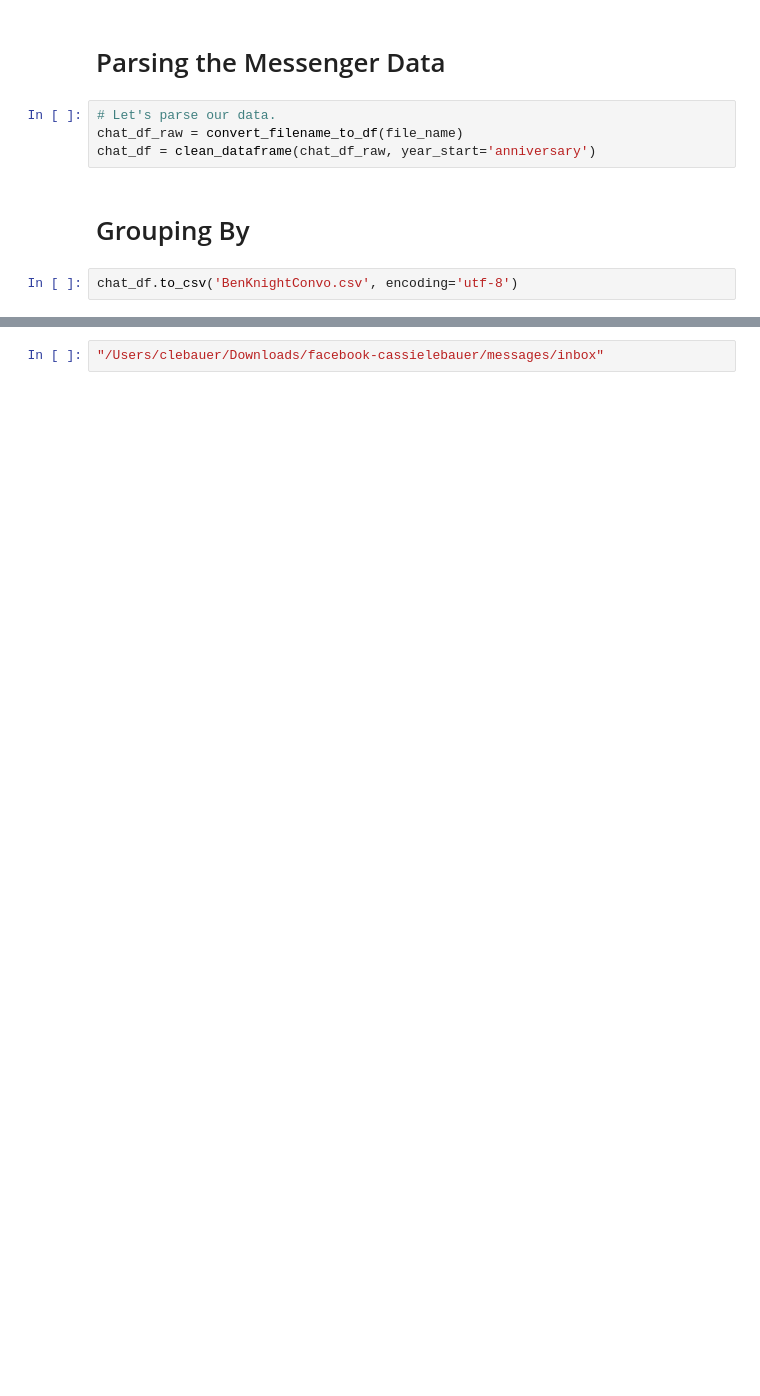
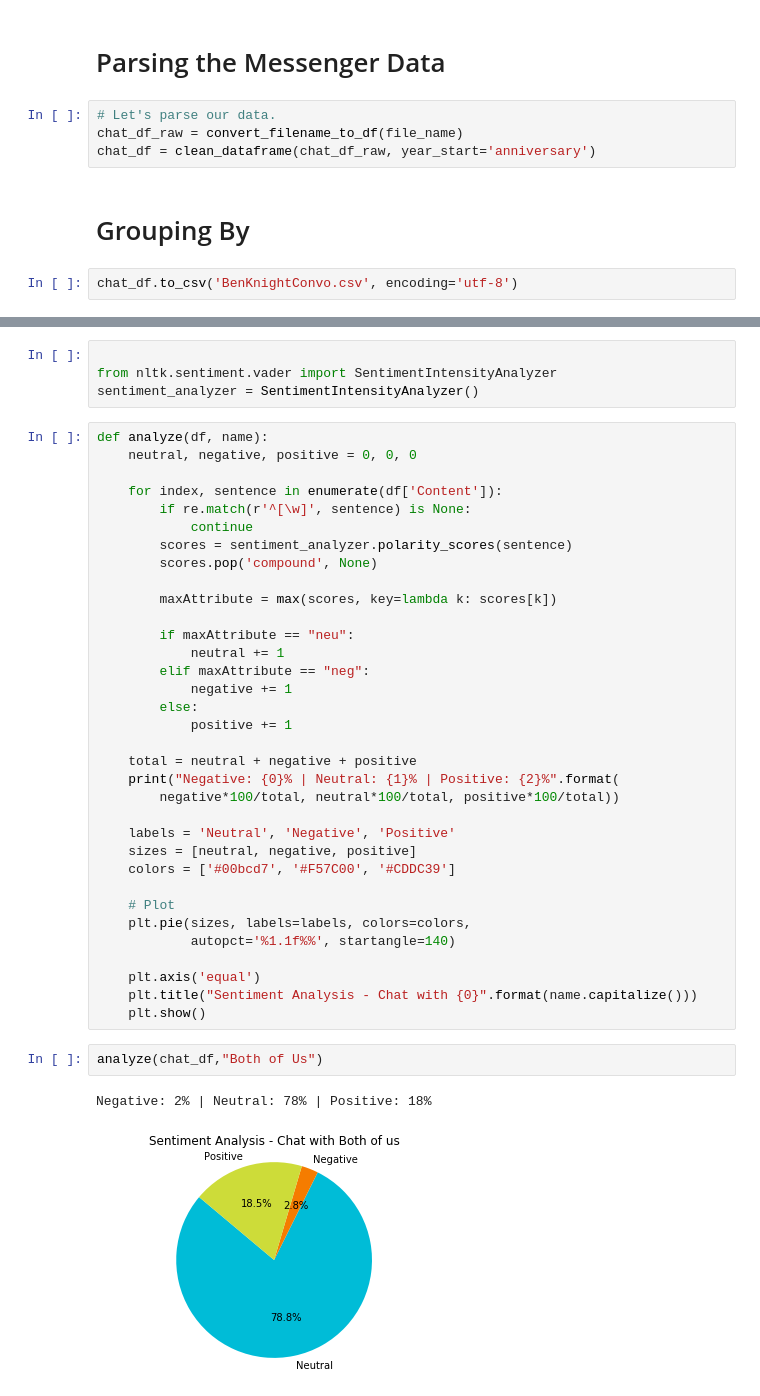
Before and after one commit to clebauer/Converstatistics, a Jupyter notebook: Converstatistics.ipynb, the cells around one changed output, grey strips where cells are left out. Cells and saved outputs as stored; diff of their text form; blank space fills up the shorter version.

```diff
--- a/Converstatistics.ipynb
+++ b/Converstatistics.ipynb
@@ -193,2 +199,43 @@ chat_df.groupby(['date_year']).agg(s).sort_index(axis=1)
-# %%
-"/Users/clebauer/Downloads/facebook-cassielebauer/messages/inbox"
+# %%
+
+from nltk.sentiment.vader import SentimentIntensityAnalyzer
+sentiment_analyzer = SentimentIntensityAnalyzer()
+# %%
+def analyze(df, name):
+    neutral, negative, positive = 0, 0, 0
+
+    for index, sentence in enumerate(df['Content']):
+        if re.match(r'^[\w]', sentence) is None:
+            continue
+        scores = sentiment_analyzer.polarity_scores(sentence)
+        scores.pop('compound', None)
+
+        maxAttribute = max(scores, key=lambda k: scores[k])
+
+        if maxAttribute == "neu":
+            neutral += 1
+        elif maxAttribute == "neg":
+            negative += 1
+        else:
+            positive += 1
+
+    total = neutral + negative + positive
+    print("Negative: {0}% | Neutral: {1}% | Positive: {2}%".format(
+        negative*100/total, neutral*100/total, positive*100/total))
+
+    labels = 'Neutral', 'Negative', 'Positive'
+    sizes = [neutral, negative, positive]
+    colors = ['#00bcd7', '#F57C00', '#CDDC39']
+
+    # Plot
+    plt.pie(sizes, labels=labels, colors=colors,
+            autopct='%1.1f%%', startangle=140)
+
+    plt.axis('equal')
+    plt.title("Sentiment Analysis - Chat with {0}".format(name.capitalize()))
+    plt.show()
+# %%
+analyze(chat_df,"Both of Us")
+# %% [output]
+Negative: 2% | Neutral: 78% | Positive: 18%
+[figure, added]
```
Also changed, not shown: parts of 29 cells of this notebook, 6 other files.
